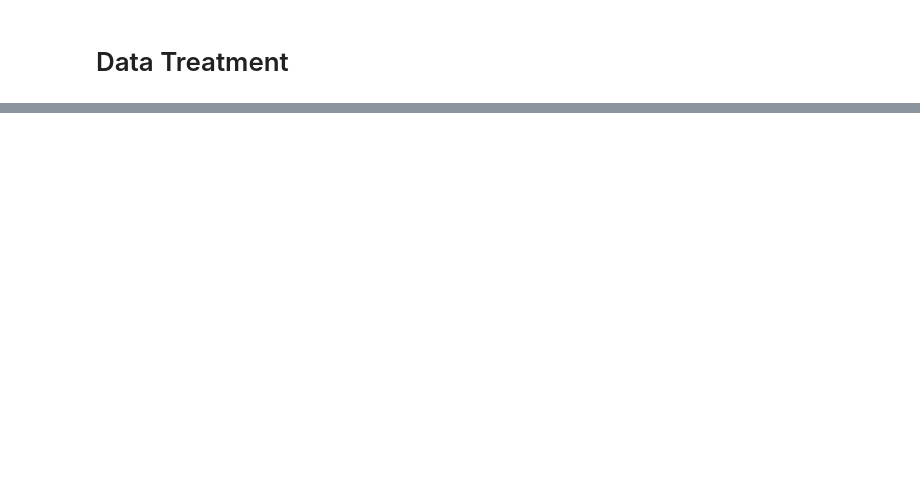
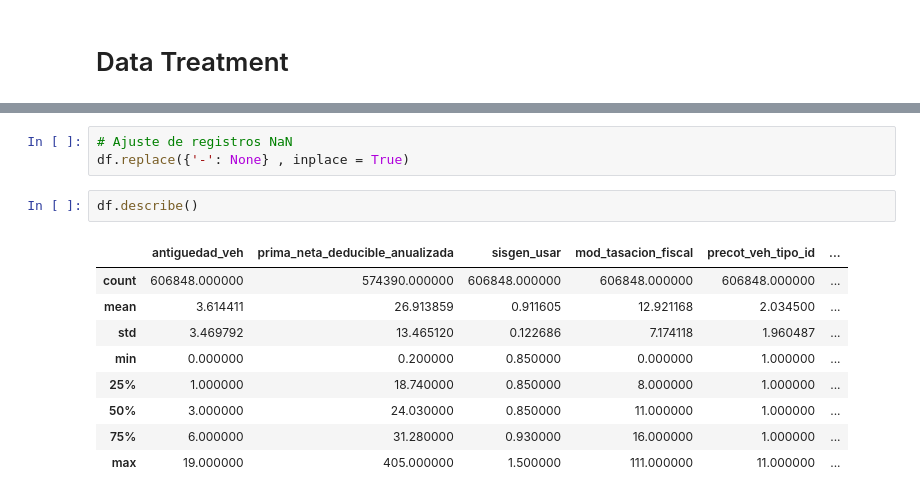
Before and after one commit to CyberIngeniero/Hierarchical_Clustering_and_Conversion_Model, a Jupyter notebook: Clustering.ipynb, the cells around one changed output, grey strips where cells are left out. Saved outputs shown, nothing was run; the diff lists cells and outputs as text; blank space fills up the shorter version.

```diff
--- a/Clustering.ipynb
+++ b/Clustering.ipynb
@@ -61,0 +121,15 @@ array(['Particular (Vehículos de uso personal y/o familiar destinado al transpo
+# %%
+# Ajuste de registros NaN
+df.replace({'-': None} , inplace = True)
+# %%
+df.describe()
+# %% [output]
+|  | antiguedad_veh | prima_neta_deducible_anualizada | sisgen_usar | mod_tasacion_fiscal | precot_veh_tipo_id | ... |
+| count | 606848.000000 | 574390.000000 | 606848.000000 | 606848.000000 | 606848.000000 | ... |
+| mean | 3.614411 | 26.913859 | 0.911605 | 12.921168 | 2.034500 | ... |
+| std | 3.469792 | 13.465120 | 0.122686 | 7.174118 | 1.960487 | ... |
+| min | 0.000000 | 0.200000 | 0.850000 | 0.000000 | 1.000000 | ... |
+| 25% | 1.000000 | 18.740000 | 0.850000 | 8.000000 | 1.000000 | ... |
+| 50% | 3.000000 | 24.030000 | 0.850000 | 11.000000 | 1.000000 | ... |
+| 75% | 6.000000 | 31.280000 | 0.930000 | 16.000000 | 1.000000 | ... |
+| max | 19.000000 | 405.000000 | 1.500000 | 111.000000 | 11.000000 | ... |
```
Also changed, not shown: parts of 13 cells of this notebook.
